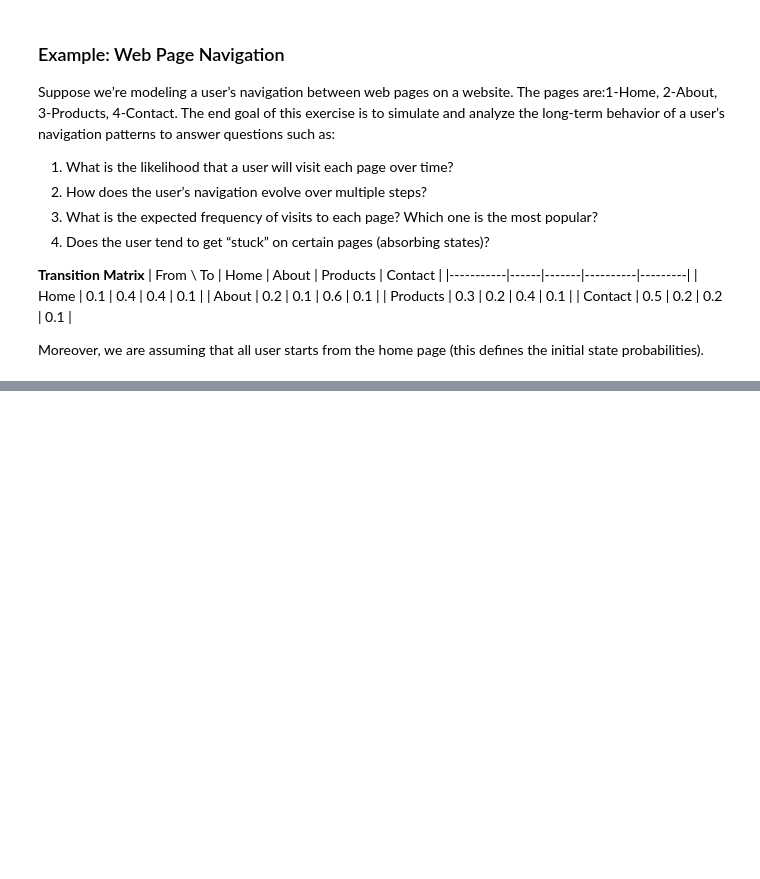
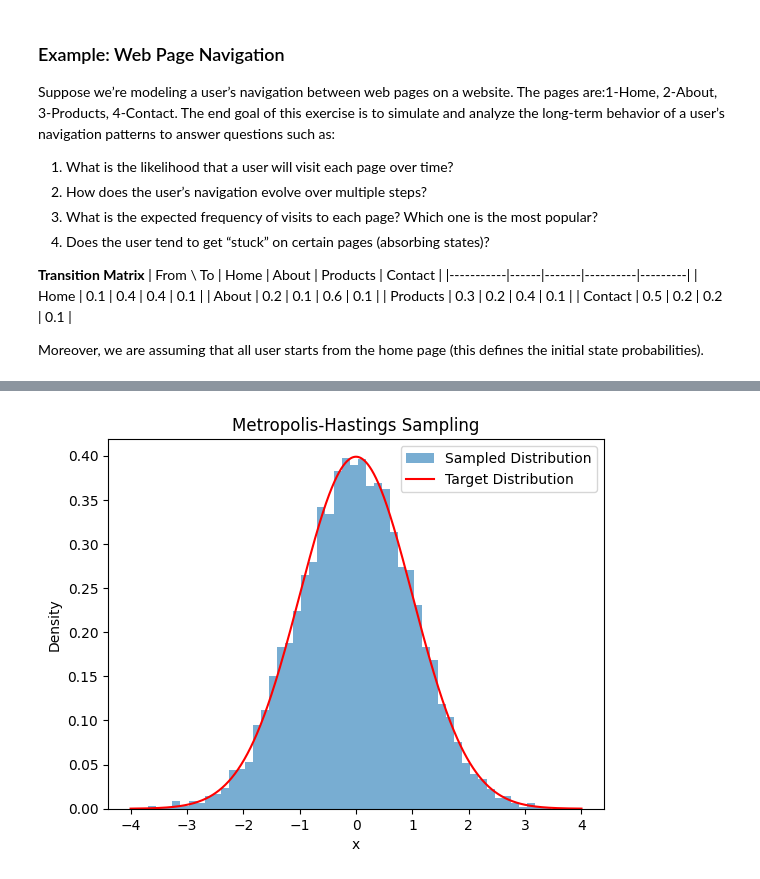
Before and after one commit to curado26/coding_elements, a Jupyter notebook: monte_carlo.ipynb, the cells around one changed output, grey strips where cells are left out. Saved outputs shown, nothing was run; the diff lists cells and outputs as text; code cells hidden in the pictures; blank space fills up the shorter version.

```diff
--- a/monte_carlo.ipynb
+++ b/monte_carlo.ipynb
@@ -96,3 +101,0 @@ numpy.ndarray
-# %%
-initial_state = 0
-transition_matrix[initial_state]
@@ -174,0 +259,17 @@ Name: count, dtype: float64
+# %%
+samples = metropolis_hastings(target_density,proposal_sampler)
+
+# Plot the histogram of samples
+plt.hist(samples, bins=50, density=True, alpha=0.6, label='Sampled Distribution')
+
+# Plot the target distribution
+x = np.linspace(-4, 4, 1000)
+plt.plot(x, norm.pdf(x), 'r', label='Target Distribution')
+
+plt.title("Metropolis-Hastings Sampling")
+plt.xlabel("x")
+plt.ylabel("Density")
+plt.legend()
+plt.show()
+# %% [output]
+[figure, added]
```
Also changed, not shown: parts of 10 cells of this notebook.
